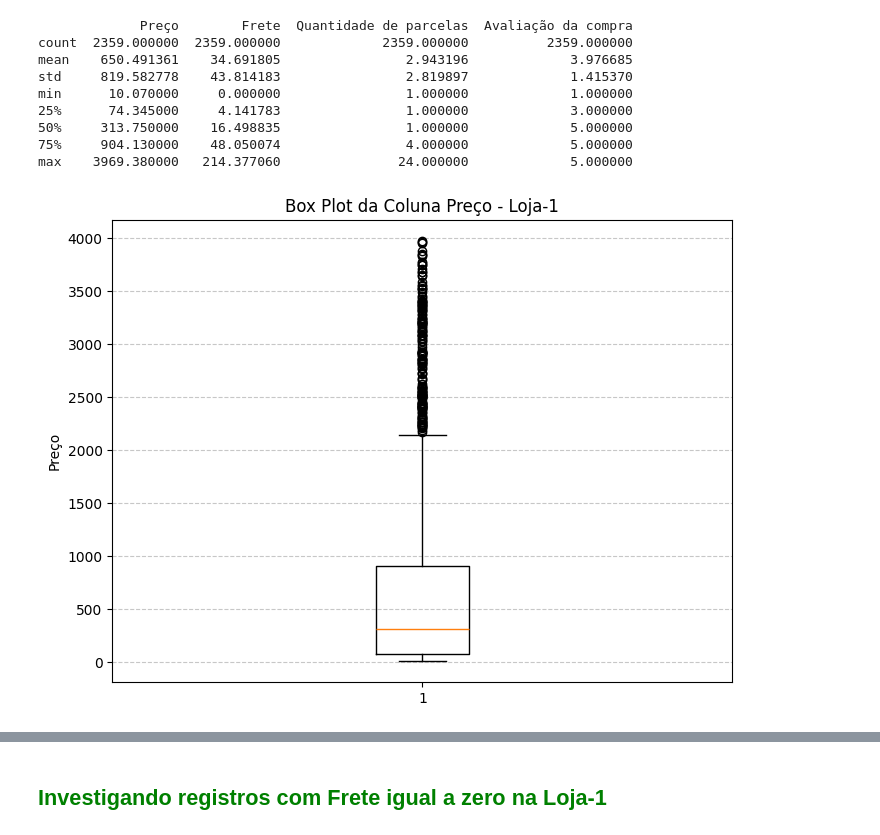
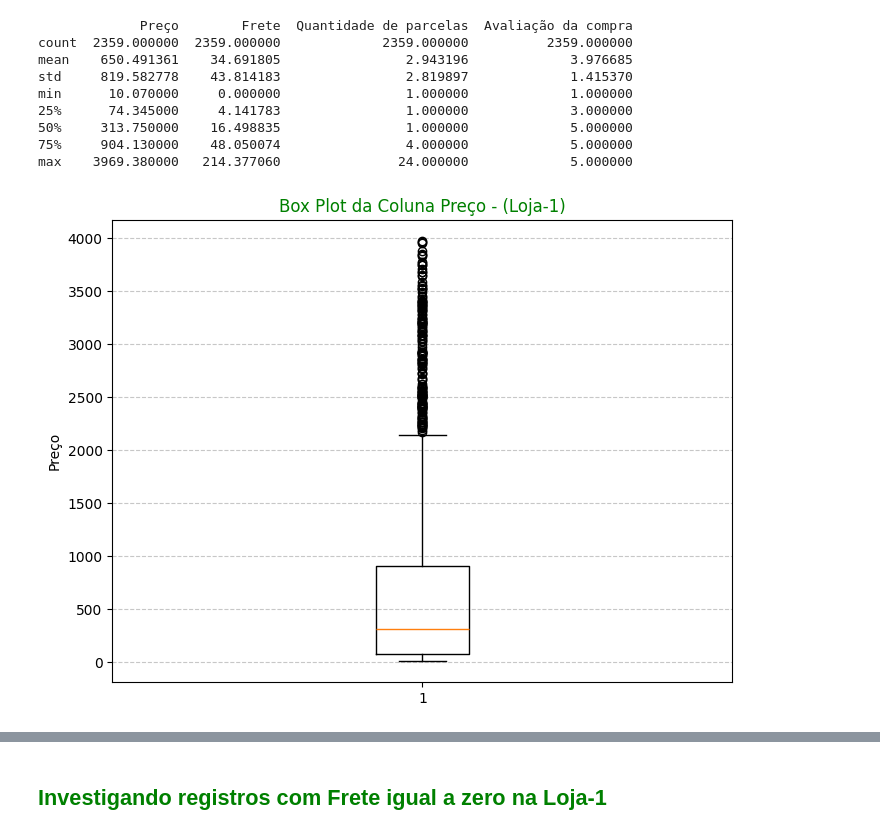
Before and after one commit to WBruni/Analise_Vendas_e_Desempenho_Loja, a Jupyter notebook: AluraStoreBrasil.ipynb, the cells around one changed output, grey strips where cells are left out. Cells and saved outputs as stored; diff of their text form; code cells hidden in the pictures.

```diff
--- a/AluraStoreBrasil.ipynb
+++ b/AluraStoreBrasil.ipynb
@@ -163,14 +163,14 @@ max    3969.380000   214.377060               24.000000             5.000000
 # %%
 import matplotlib.pyplot as plt
 
-plt.figure(figsize=(8, 6)) # Define o tamanho da figura para melhor visualização
+plt.figure(figsize=(8, 6))
 plt.boxplot(loja['Preço'])
-plt.title('Box Plot da Coluna Preço - Loja-1')
+plt.title('Box Plot da Coluna Preço - (Loja-1)', color = 'green')
 plt.ylabel('Preço')
-plt.grid(axis='y', linestyle='--', alpha=0.7) # Adiciona um grid leve
+plt.grid(axis='y', linestyle='--', alpha=0.7)
 plt.show()
 # %% [output]
-[figure, old version]
+[figure, new version]
 # %%
 import matplotlib.pyplot as plt
 
```
Also changed, not shown: parts of 35 cells of this notebook.
